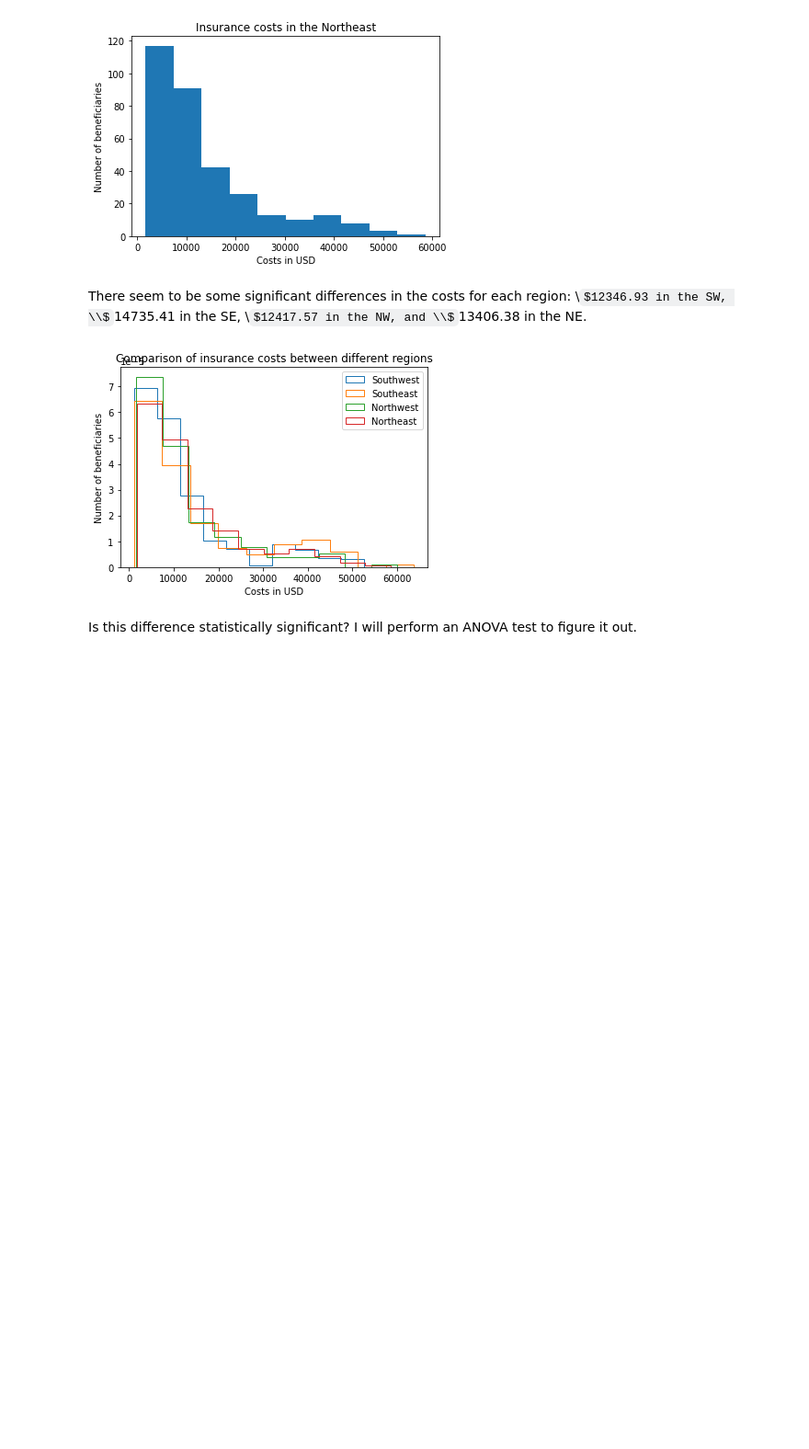
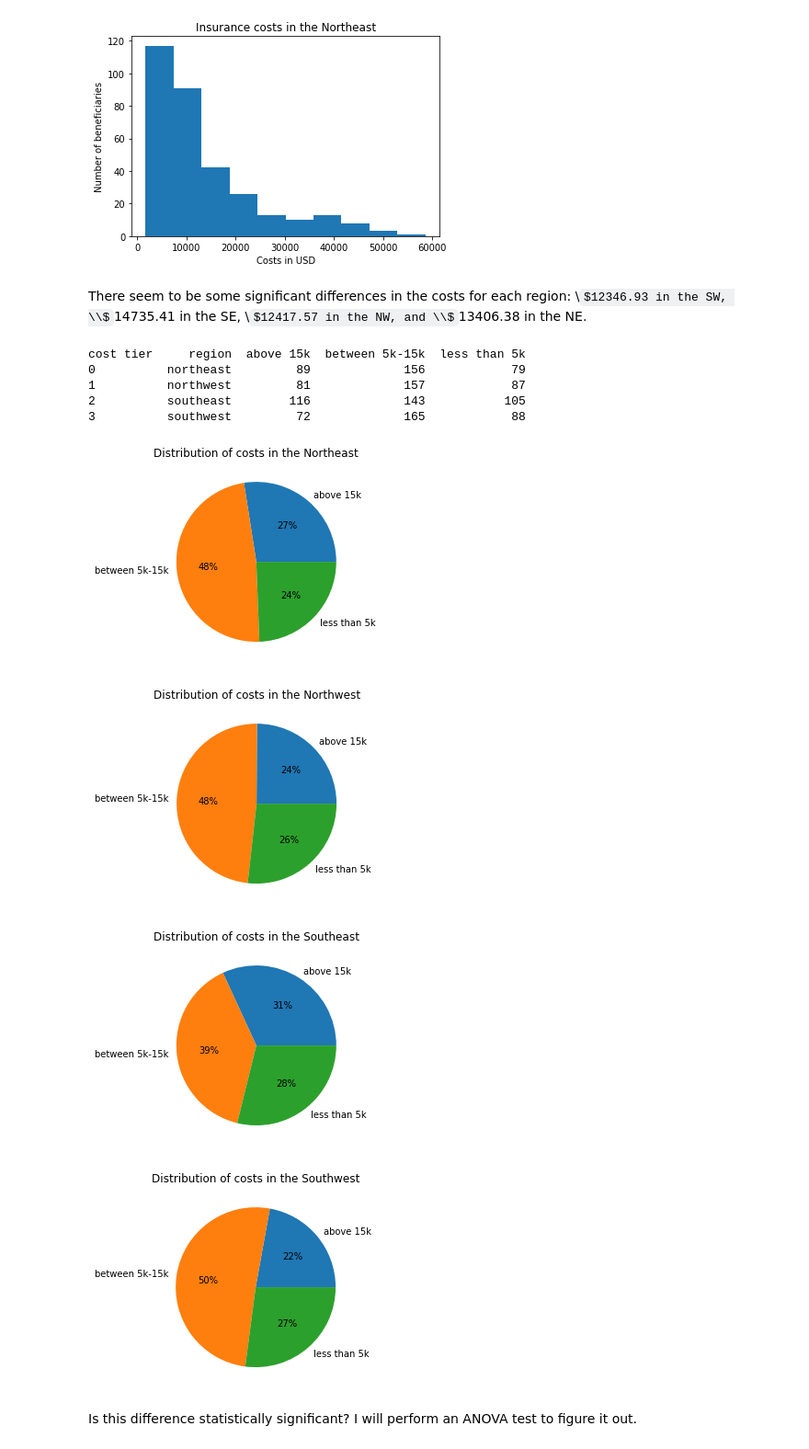
Before and after one commit to gesaretto/notebooks, a Jupyter notebook: medical_insurance_costs_project/us-medical-insurance-costs.ipynb, the cells around one changed output. Shown: that part at 92% size. Drawn from its saved outputs; the diff is of its cells as text; code cells hidden in the pictures; some formulas as TeX source; blank space fills up the shorter version.

Commit message:
update us insurance project

```diff
--- a/medical_insurance_costs_project/us-medical-insurance-costs.ipynb
+++ b/medical_insurance_costs_project/us-medical-insurance-costs.ipynb
@@ -518,18 +542,36 @@ plt.show()
 [figure]
 # %% [markdown]
 There seem to be some significant differences in the costs for each region: \\$12346.93 in the SW, \\$14735.41 in the SE, \\$12417.57 in the NW, and \\$13406.38 in the NE.
-# %%
-plt.hist(costs_southwest, histtype="step", density=True)
-plt.hist(costs_southeast, histtype="step", density=True)
-plt.hist(costs_northwest, histtype="step", density=True)
-plt.hist(costs_northeast, histtype="step", density=True)
-plt.legend(["Southwest", "Southeast", "Northwest", "Northeast"])
-plt.xlabel("Costs in USD")
-plt.ylabel("Number of beneficiaries")
-plt.title("Comparison of insurance costs between different regions")
-plt.show()
-# %% [output]
-[figure, removed]
+# %%
+df.head()
+region_cost_tier = df.groupby(["region", "cost tier"]).charges.count().reset_index()\
+                    .pivot(columns = "cost tier", index = "region", values = "charges").reset_index()
+print(region_cost_tier)
+tier_names = ["above 15k", "between 5k-15k", "less than 5k"]
+plot_region = lambda plot_region: plt.pie(region_cost_tier.loc[region_cost_tier["region"] == plot_region,\
+              tier_names].values.tolist()[0], labels = tier_names, autopct="%d%%")
+plot_region("northeast")
+plt.title("Distribution of costs in the Northeast")
+plt.show()
+plot_region("northwest")
+plt.title("Distribution of costs in the Northwest")
+plt.show()
+plot_region("southeast")
+plt.title("Distribution of costs in the Southeast")
+plt.show()
+plot_region("southwest")
+plt.title("Distribution of costs in the Southwest")
+plt.show()
+# %% [output]
+cost tier     region  above 15k  between 5k-15k  less than 5k
+0          northeast         89             156            79
+1          northwest         81             157            87
+2          southeast        116             143           105
+3          southwest         72             165            88
+[figure, added]
+[figure, added]
+[figure, added]
+[figure, added]
 # %% [markdown]
 Is this difference statistically significant? I will perform an ANOVA test to figure it out.
 # %%
```
Also changed, not shown: parts of 21 cells of this notebook.
